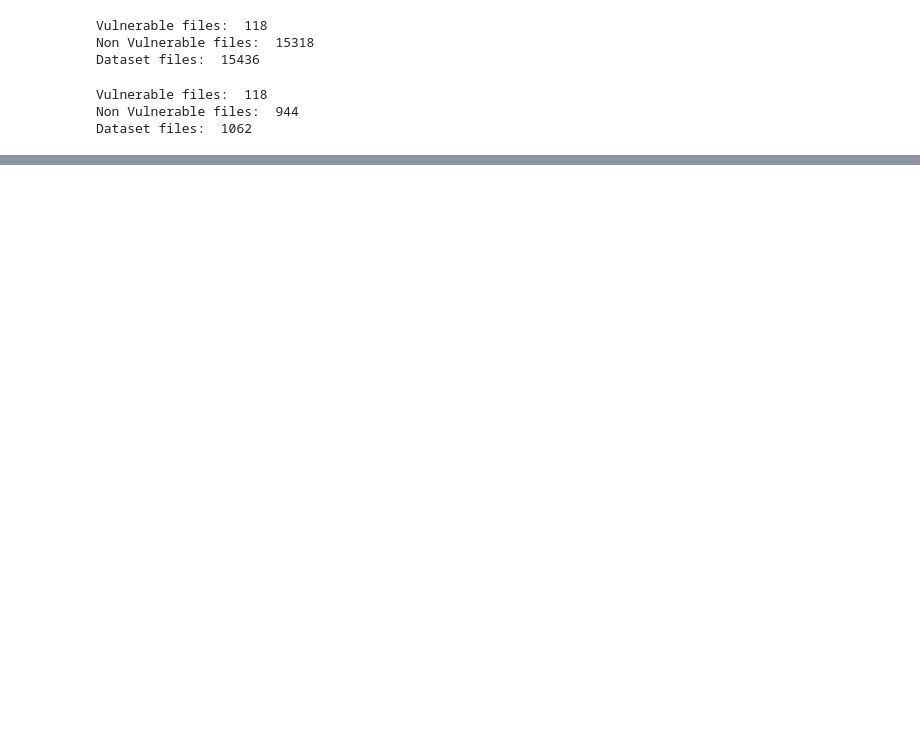
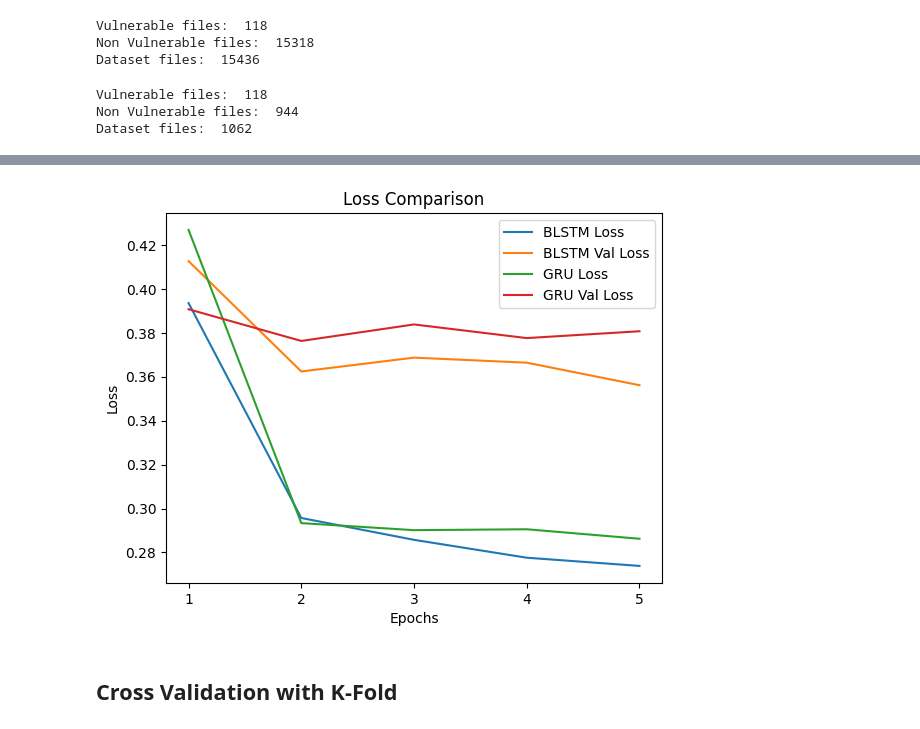
Before and after one commit to emanuelebrizzi/bootcamp, a Jupyter notebook: code_vulnerability_detection.ipynb, the cells around one changed output, grey strips where cells are left out. Cells and saved outputs as stored; diff of their text form; code cells hidden in the pictures; blank space fills up the shorter version.

```diff
--- a/code_vulnerability_detection.ipynb
+++ b/code_vulnerability_detection.ipynb
@@ -464,0 +324,16 @@ With K-Fold
+# %%
+# Loss comparison
+plt.plot(blstm_history.history['loss'], label='BLSTM Loss')
+plt.plot(blstm_history.history['val_loss'], label='BLSTM Val Loss')
+plt.plot(gru_history.history['loss'], label='GRU Loss')
+plt.plot(gru_history.history['val_loss'], label='GRU Val Loss')
+plt.title('Loss Comparison')
+plt.xlabel('Epochs')
+plt.ylabel('Loss')
+plt.xticks(ticks=range(0, epochs), labels=range(1, epochs + 1))
+plt.legend()
+plt.show()
+# %% [output]
+[figure, added]
+# %% [markdown]
+## **Cross Validation** with K-Fold
```
Also changed, not shown: parts of 49 cells of this notebook.
